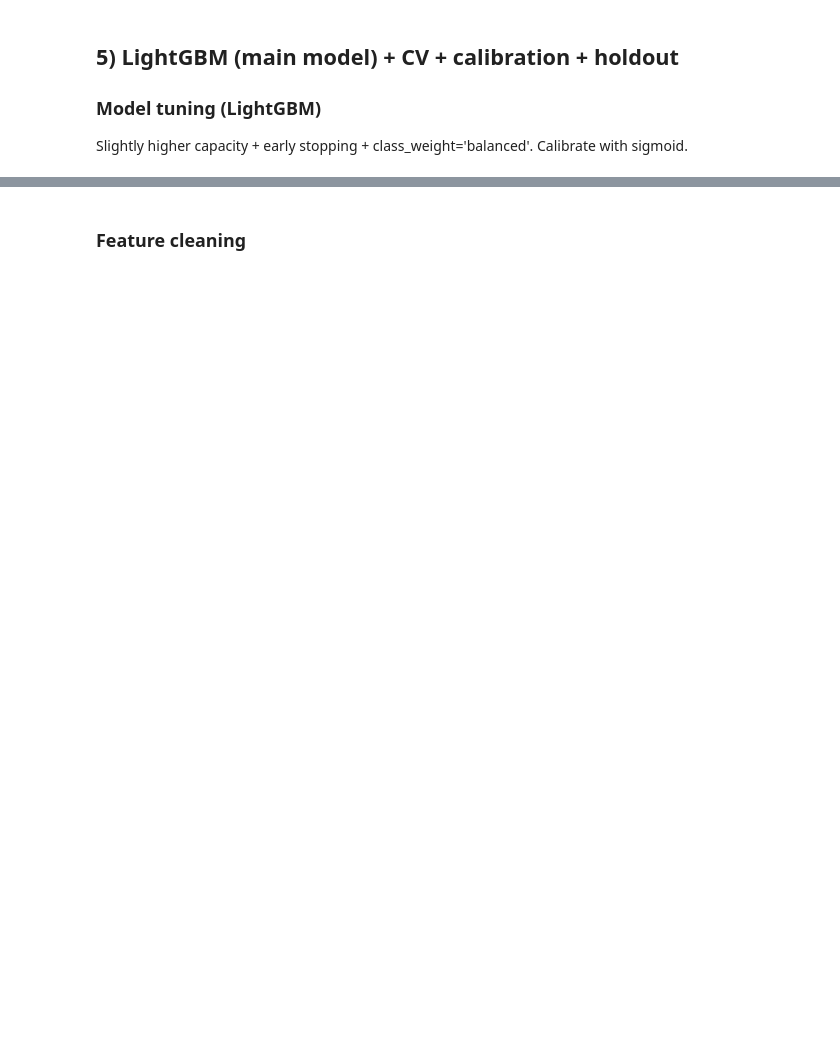
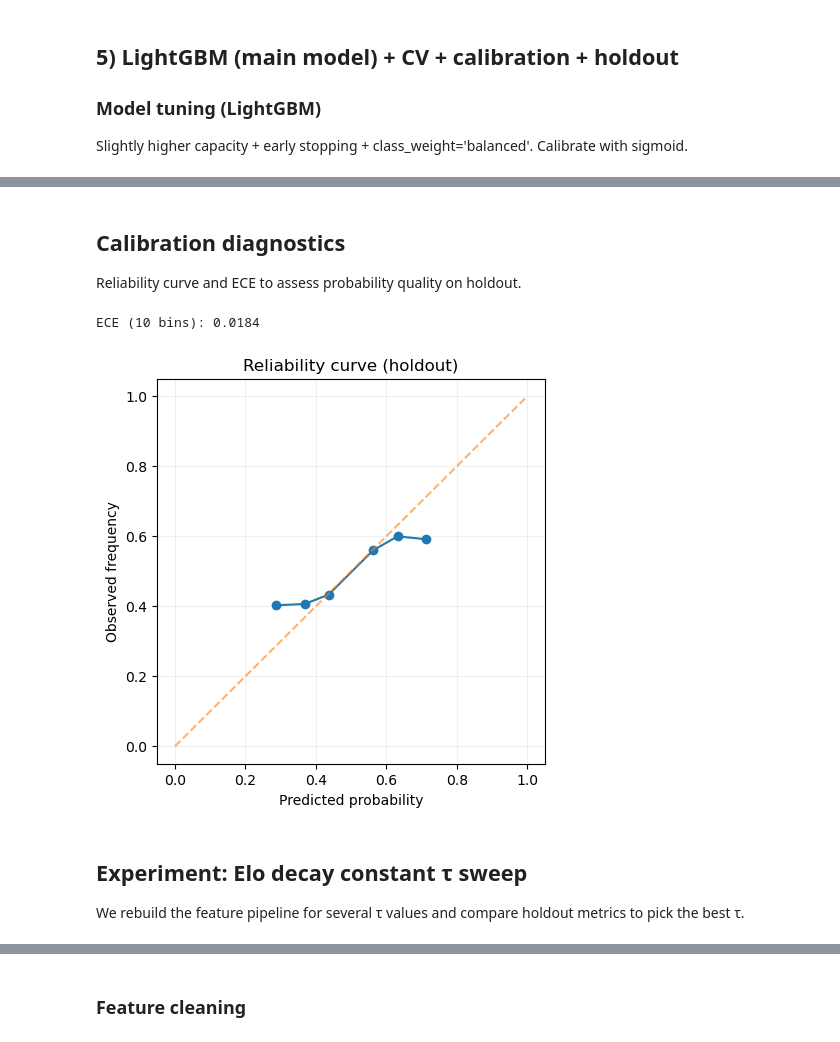
Before and after one commit to fonorist/mafia_analysis, a Jupyter notebook: model.ipynb, the cells around one changed output, grey strips where cells are left out. Cells and saved outputs as stored; diff of their text form; code cells hidden in the pictures; blank space fills up the shorter version.

```diff
--- a/model.ipynb
+++ b/model.ipynb
@@ -596,0 +784,37 @@ Brier  : 0.243958086341504
+# %% [markdown]
+## Calibration diagnostics
+Reliability curve and ECE to assess probability quality on holdout.
+# %%
+from sklearn.calibration import calibration_curve
+
+def expected_calibration_error(y_true, y_prob, n_bins=10):
+    bins = np.linspace(0.0, 1.0, n_bins+1)
+    inds = np.digitize(y_prob, bins) - 1
+    ece = 0.0
+    for b in range(n_bins):
+        mask = inds == b
+        if mask.sum() == 0:
+            continue
+        conf = y_prob[mask].mean()
+        acc  = y_true[mask].mean()
+        ece += (mask.mean()) * abs(acc - conf)
+    return ece
+
+p_test = p_test if 'p_test' in locals() else calibrated.predict_proba(X[test_mask])[:,1]
+ece = expected_calibration_error(y[test_mask], p_test, n_bins=10)
+print(f"ECE (10 bins): {ece:.4f}")
+
+prob_true, prob_pred = calibration_curve(y[test_mask], p_test, n_bins=10)
+import matplotlib.pyplot as plt
+plt.figure(figsize=(5,5))
+plt.plot(prob_pred, prob_true, 'o-')
+plt.plot([0,1],[0,1],'--', alpha=0.6)
+plt.xlabel('Predicted probability'); plt.ylabel('Observed frequency')
+plt.title('Reliability curve (holdout)')
+plt.grid(alpha=0.2); plt.show()
+# %% [output]
+ECE (10 bins): 0.0184
+[figure, added]
+# %% [markdown]
+## Experiment: Elo decay constant τ sweep
+We rebuild the feature pipeline for several τ values and compare holdout metrics to pick the best τ.
```
Also changed, not shown: parts of 31 cells of this notebook.
